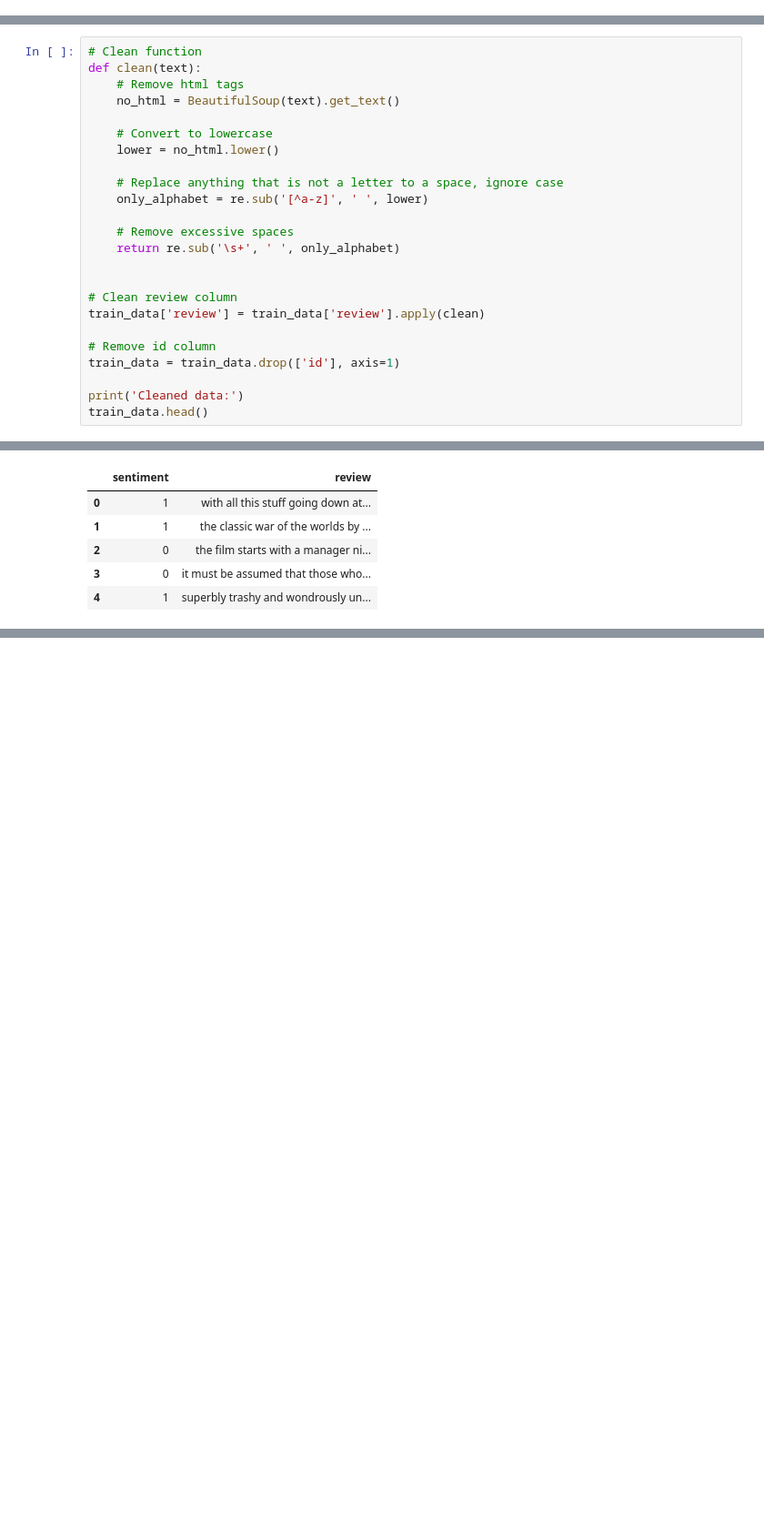
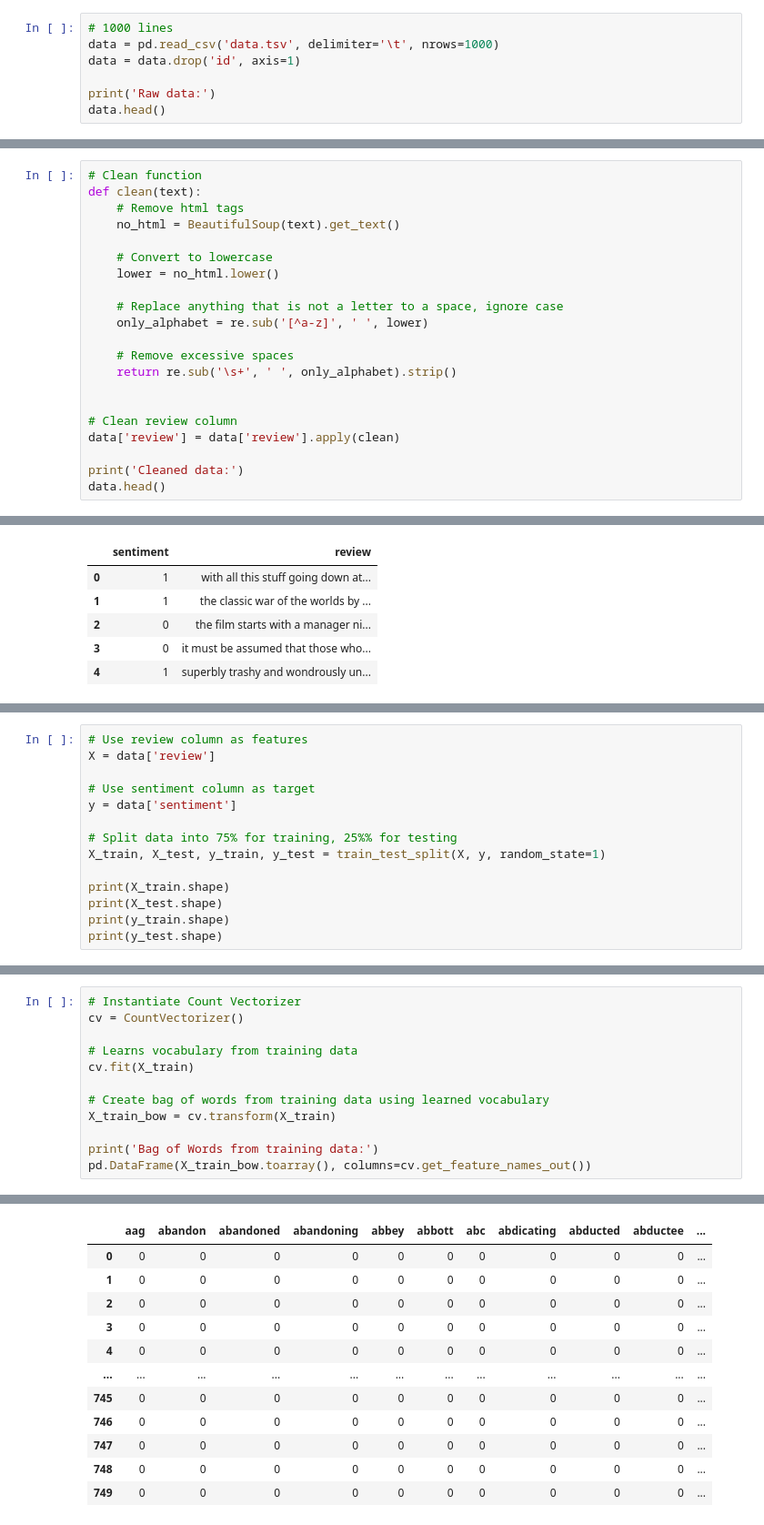
Before and after one commit to buitrbao222/naive-bayes-movie-review, a Jupyter notebook: code.ipynb, the cells around one changed output, grey strips where cells are left out. Shown at 91% size. Cells and saved outputs as stored; diff of their text form; blank space fills up the shorter version.

```diff
--- a/code.ipynb
+++ b/code.ipynb
@@ -18,0 +9,7 @@ Raw data:
+# %%
+# 1000 lines
+data = pd.read_csv('data.tsv', delimiter='\t', nrows=1000)
+data = data.drop('id', axis=1)
+
+print('Raw data:')
+data.head()
@@ -37,17 +42,14 @@ def clean(text):
     only_alphabet = re.sub('[^a-z]', ' ', lower)
 
     # Remove excessive spaces
-    return re.sub('\s+', ' ', only_alphabet)
+    return re.sub('\s+', ' ', only_alphabet).strip()
 
 
 # Clean review column
-train_data['review'] = train_data['review'].apply(clean)
-
-# Remove id column
-train_data = train_data.drop(['id'], axis=1)
+data['review'] = data['review'].apply(clean)
 
 print('Cleaned data:')
-train_data.head()
+data.head()
 # %% [output]
 Cleaned data:
 |  | sentiment | review |
@@ -77,0 +68,14 @@ test_data.head()
+# %%
+# Use review column as features
+X = data['review']
+
+# Use sentiment column as target
+y = data['sentiment']
+
+# Split data into 75% for training, 25%% for testing
+X_train, X_test, y_train, y_test = train_test_split(X, y, random_state=1)
+
+print(X_train.shape)
+print(X_test.shape)
+print(y_train.shape)
+print(y_test.shape)
@@ -77,0 +87,13 @@ test_data.head()
+# %%
+# Instantiate Count Vectorizer
+cv = CountVectorizer()
+
+# Learns vocabulary from training data
+cv.fit(X_train)
+
+# Create bag of words from training data using learned vocabulary
+X_train_bow = cv.transform(X_train)
+
+print('Bag of Words from training data:')
+pd.DataFrame(X_train_bow.toarray(), columns=cv.get_feature_names_out())
+# %% [output]
@@ -77,0 +101,12 @@ test_data.head()
+|  | aag | abandon | abandoned | abandoning | abbey | abbott | abc | abdicating | abducted | abductee | ... |
+| 0 | 0 | 0 | 0 | 0 | 0 | 0 | 0 | 0 | 0 | 0 | ... |
+| 1 | 0 | 0 | 0 | 0 | 0 | 0 | 0 | 0 | 0 | 0 | ... |
+| 2 | 0 | 0 | 0 | 0 | 0 | 0 | 0 | 0 | 0 | 0 | ... |
+| 3 | 0 | 0 | 0 | 0 | 0 | 0 | 0 | 0 | 0 | 0 | ... |
+| 4 | 0 | 0 | 0 | 0 | 0 | 0 | 0 | 0 | 0 | 0 | ... |
+| ... | ... | ... | ... | ... | ... | ... | ... | ... | ... | ... | ... |
+| 745 | 0 | 0 | 0 | 0 | 0 | 0 | 0 | 0 | 0 | 0 | ... |
+| 746 | 0 | 0 | 0 | 0 | 0 | 0 | 0 | 0 | 0 | 0 | ... |
+| 747 | 0 | 0 | 0 | 0 | 0 | 0 | 0 | 0 | 0 | 0 | ... |
+| 748 | 0 | 0 | 0 | 0 | 0 | 0 | 0 | 0 | 0 | 0 | ... |
+| 749 | 0 | 0 | 0 | 0 | 0 | 0 | 0 | 0 | 0 | 0 | ... |
```
Also changed, not shown: parts of 10 cells of this notebook, 2 other files.
